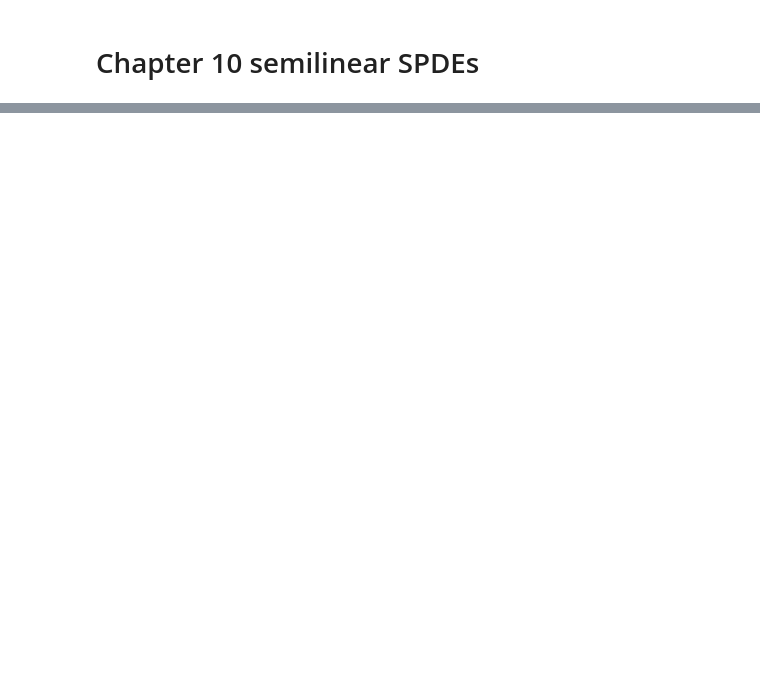
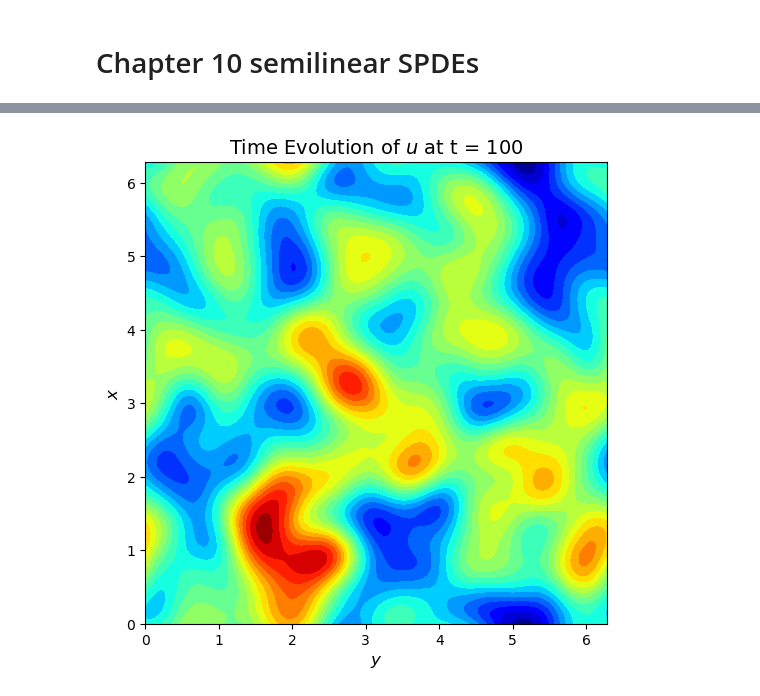
Before and after one commit to cgymmy/learnSDE, a Jupyter notebook: Chp10.ipynb, the cells around one changed output, grey strips where cells are left out. Saved outputs shown, nothing was run; the diff lists cells and outputs as text; code cells hidden in the pictures; blank space fills up the shorter version.

```diff
--- a/Chp10.ipynb
+++ b/Chp10.ipynb
@@ -52,0 +134,25 @@ s=ax.set_title(r'Fig 10.5(a)') # change r to 2 for Fig 10.5(b)
+# %%
+from matplotlib.animation import FuncAnimation, PillowWriter
+gridx = np.linspace(0, a[0], J[0])
+gridy = np.linspace(0, a[1], J[1])
+fig, ax = plt.subplots(figsize=(8, 6))
+contour = ax.contourf(gridy, gridx, W[:, :, 0], 20, cmap='jet')
+ax.set_xlabel(r'$y$', fontsize=12)
+ax.set_ylabel(r'$x$', fontsize=12)
+ax.set_title('Time Evolution of $u$ at t = 0', fontsize=14)
+ax.set_aspect('equal')
+
+def update(frame):
+    ax.clear()
+    contour = ax.contourf(gridy, gridx, W[:, :, frame], 20, cmap='jet')
+    ax.set_xlabel(r'$y$', fontsize=12)
+    ax.set_ylabel(r'$x$', fontsize=12)
+    ax.set_title(f'Time Evolution of $u$ at t = {frame}', fontsize=14)
+    ax.set_aspect('equal')
+    return contour
+
+ani = FuncAnimation(fig, update, frames= 101, interval=100*dtref, blit=False)
+ani.save('evolution.gif', writer=PillowWriter(fps=10))
+plt.show()
+# %% [output]
+[figure, added]
```
Also changed, not shown: parts of 5 cells of this notebook, 1 other file.
